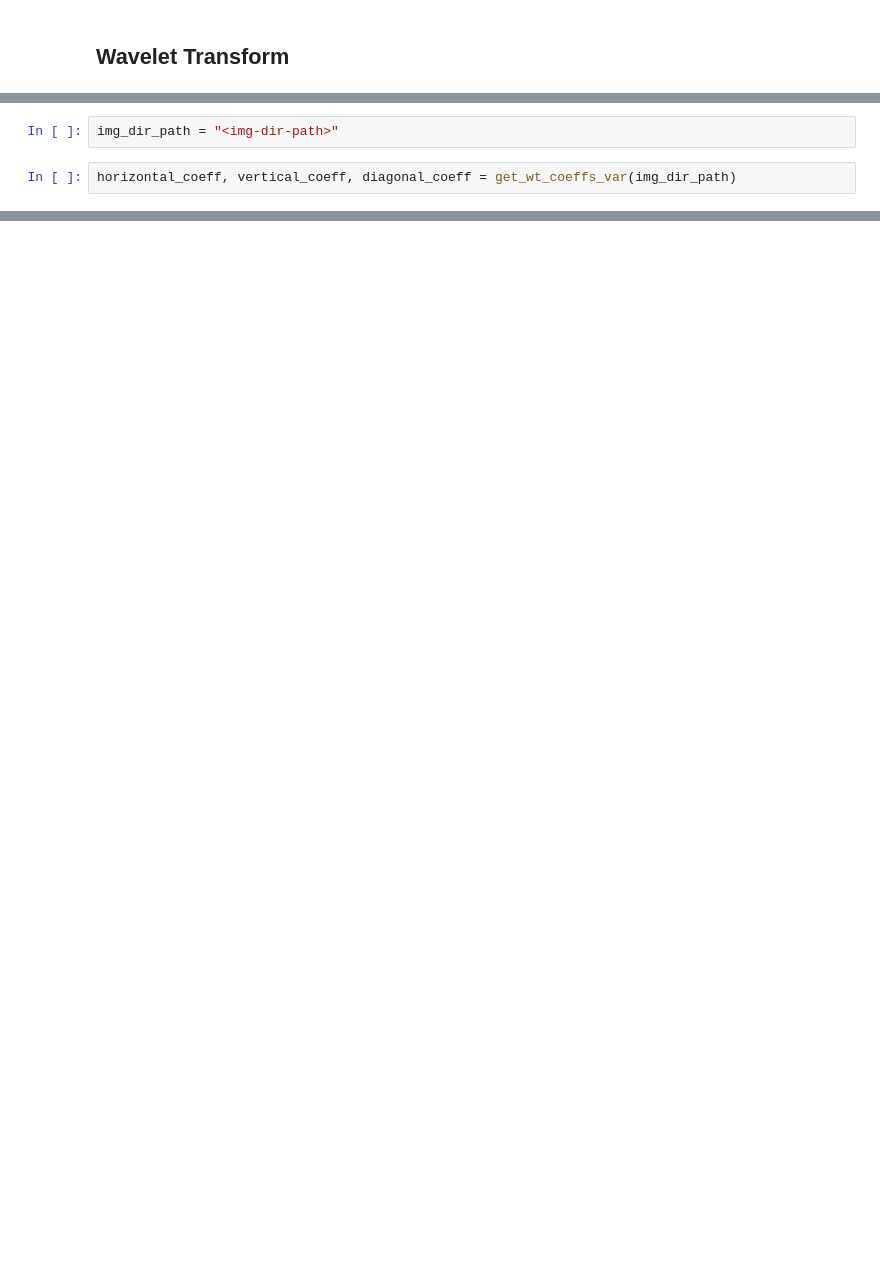
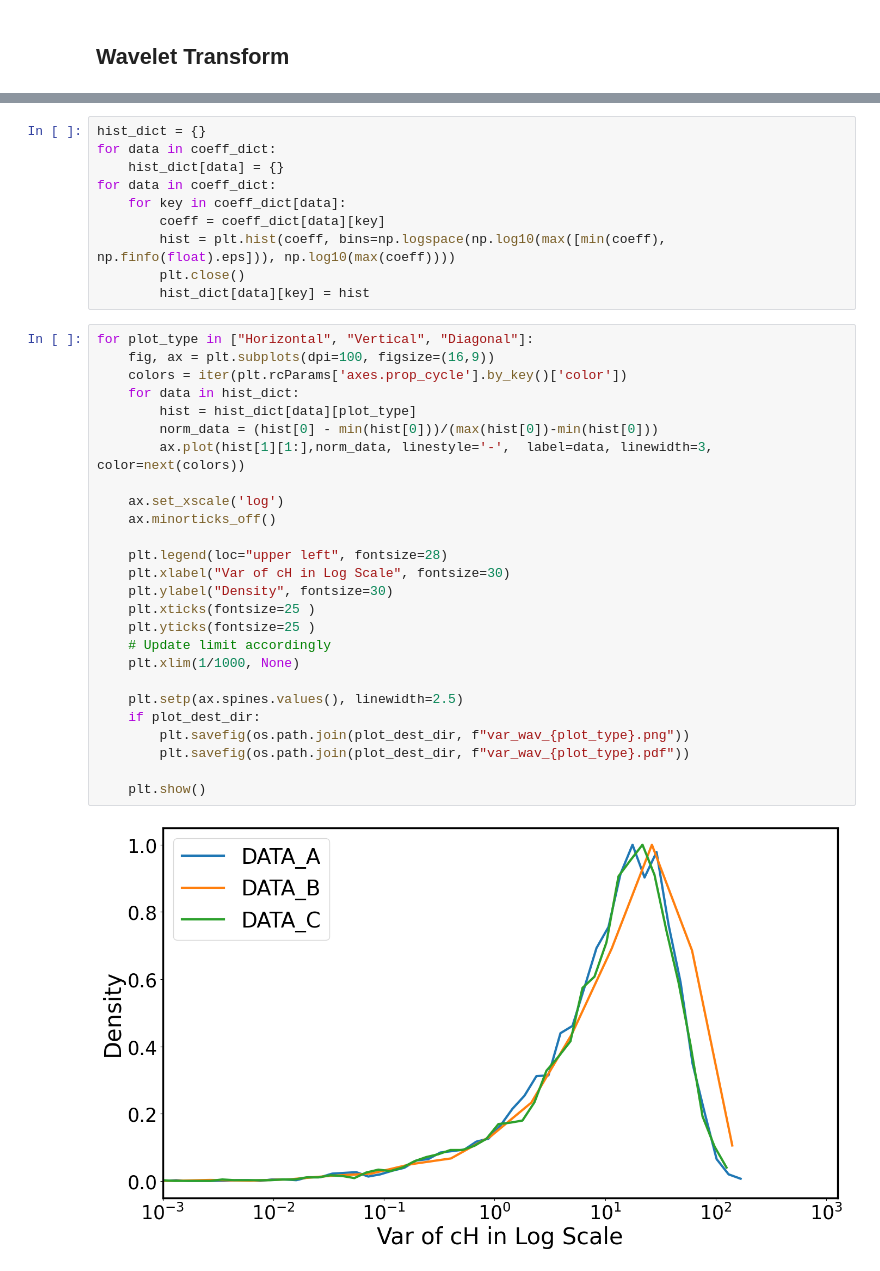
Before and after one commit to Unity-Technologies/datasetinsights, a Jupyter notebook: notebooks/Image_Analysis.ipynb, the cells around one changed output, grey strips where cells are left out. Cells and saved outputs as stored; diff of their text form; blank space fills up the shorter version.

```diff
--- a/notebooks/Image_Analysis.ipynb
+++ b/notebooks/Image_Analysis.ipynb
@@ -119,4 +152,0 @@ from datasetinsights.stats.image_analysis import get_wt_coeffs_var
-# %%
-img_dir_path = "<img-dir-path>"
-# %%
-horizontal_coeff, vertical_coeff, diagonal_coeff = get_wt_coeffs_var(img_dir_path)
@@ -130,0 +165,38 @@ plt.show()
+# %%
+hist_dict = {}
+for data in coeff_dict:
+    hist_dict[data] = {}
+for data in coeff_dict:
+    for key in coeff_dict[data]:
+        coeff = coeff_dict[data][key]
+        hist = plt.hist(coeff, bins=np.logspace(np.log10(max([min(coeff), np.finfo(float).eps])), np.log10(max(coeff))))
+        plt.close()
+        hist_dict[data][key] = hist
+# %%
+for plot_type in ["Horizontal", "Vertical", "Diagonal"]:
+    fig, ax = plt.subplots(dpi=100, figsize=(16,9))
+    colors = iter(plt.rcParams['axes.prop_cycle'].by_key()['color'])
+    for data in hist_dict:
+        hist = hist_dict[data][plot_type]
+        norm_data = (hist[0] - min(hist[0]))/(max(hist[0])-min(hist[0]))
+        ax.plot(hist[1][1:],norm_data, linestyle='-',  label=data, linewidth=3, color=next(colors))
+
+    ax.set_xscale('log')
+    ax.minorticks_off()
+
+    plt.legend(loc="upper left", fontsize=28)
+    plt.xlabel("Var of cH in Log Scale", fontsize=30)
+    plt.ylabel("Density", fontsize=30)
+    plt.xticks(fontsize=25 )
+    plt.yticks(fontsize=25 )
+    # Update limit accordingly
+    plt.xlim(1/1000, None)
+
+    plt.setp(ax.spines.values(), linewidth=2.5)
+    if plot_dest_dir:
+        plt.savefig(os.path.join(plot_dest_dir, f"var_wav_{plot_type}.png"))
+        plt.savefig(os.path.join(plot_dest_dir, f"var_wav_{plot_type}.pdf"))
+
+    plt.show()
+# %% [output]
+[figure, added]
```
Also changed, not shown: parts of 30 cells of this notebook.
